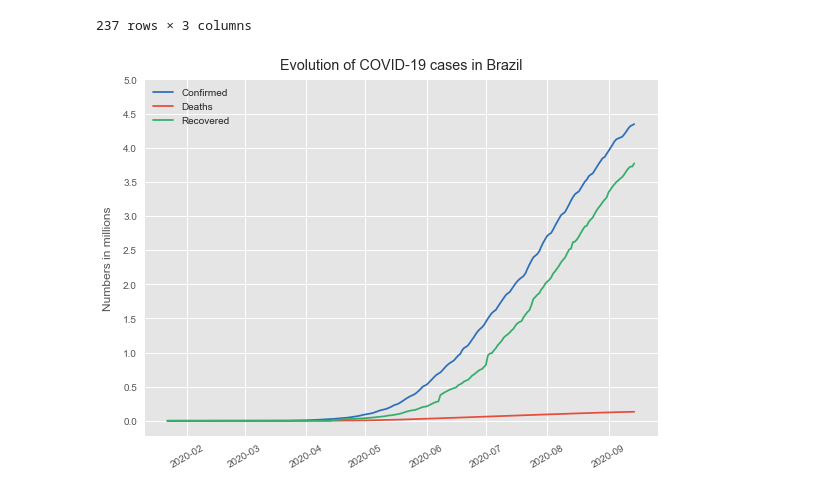
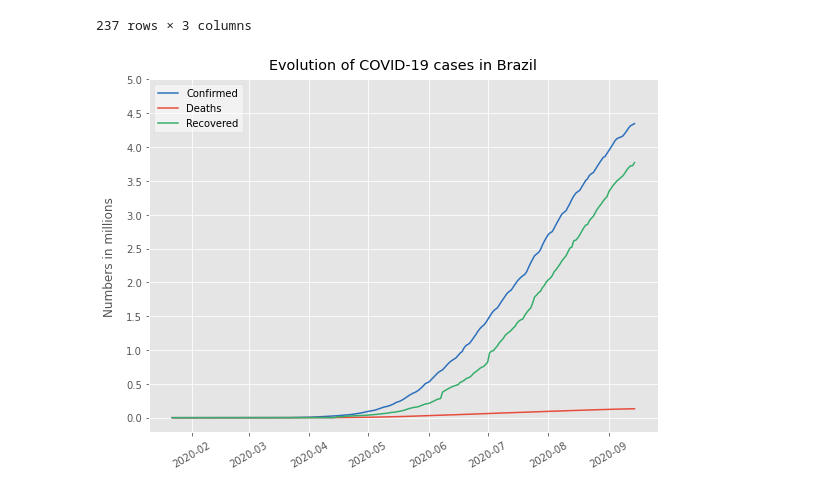
Before and after one commit to bcnishi/covid19, a Jupyter notebook: covid19.ipynb, the cells around one changed output. Saved outputs shown, nothing was run; the diff lists cells and outputs as text; code cells hidden in the pictures.

```diff
--- a/covid19.ipynb
+++ b/covid19.ipynb
@@ -116,21 +116,21 @@ br
 # %%
 plt.style.use('ggplot') # ggplot theme
 
 fig = plt.figure(figsize=(8, 6)) # graph size
 ax = fig.add_subplot(111)
 ax.plot(dates, list(map(lambda x:(x/10**6),br_confirmed)), label = 'Confirmed', color='#2c6fbb')
 ax.plot(dates, list(map(lambda x:(x/10**6),br_deaths)), label = 'Deaths', color='#e74c3c')
 ax.plot(dates, list(map(lambda x:(x/10**6),br_recovered)), label = 'Recovered', color='#35ad6b')
-ax.legend()
+ax.legend(facecolor='white', framealpha=0.5)
 
 #Add some text for labels, title and custom x-axis tick labels, etc.
 plt.ylabel('Numbers in millions',labelpad=10)
 plt.title('Evolution of COVID-19 cases in Brazil', pad=10)
 plt.xticks(rotation=30)
 plt.yticks(np.arange(0,(max(br_confirmed)/10**6)+1, 0.5))
 
 plt.tight_layout()
 plt.show()
 ax.grid()
 # %% [output]
-[figure, old version]
+[figure, new version]
```
